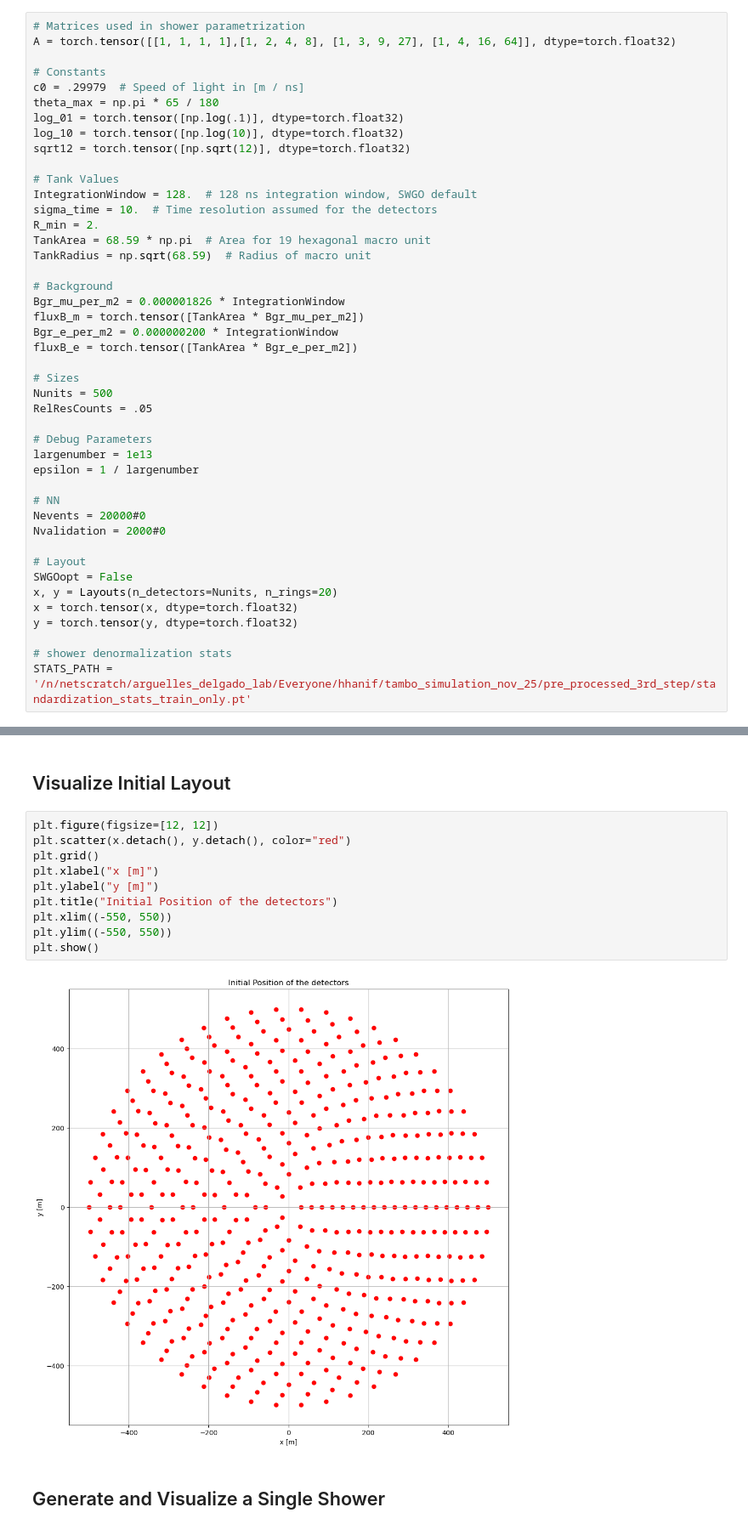
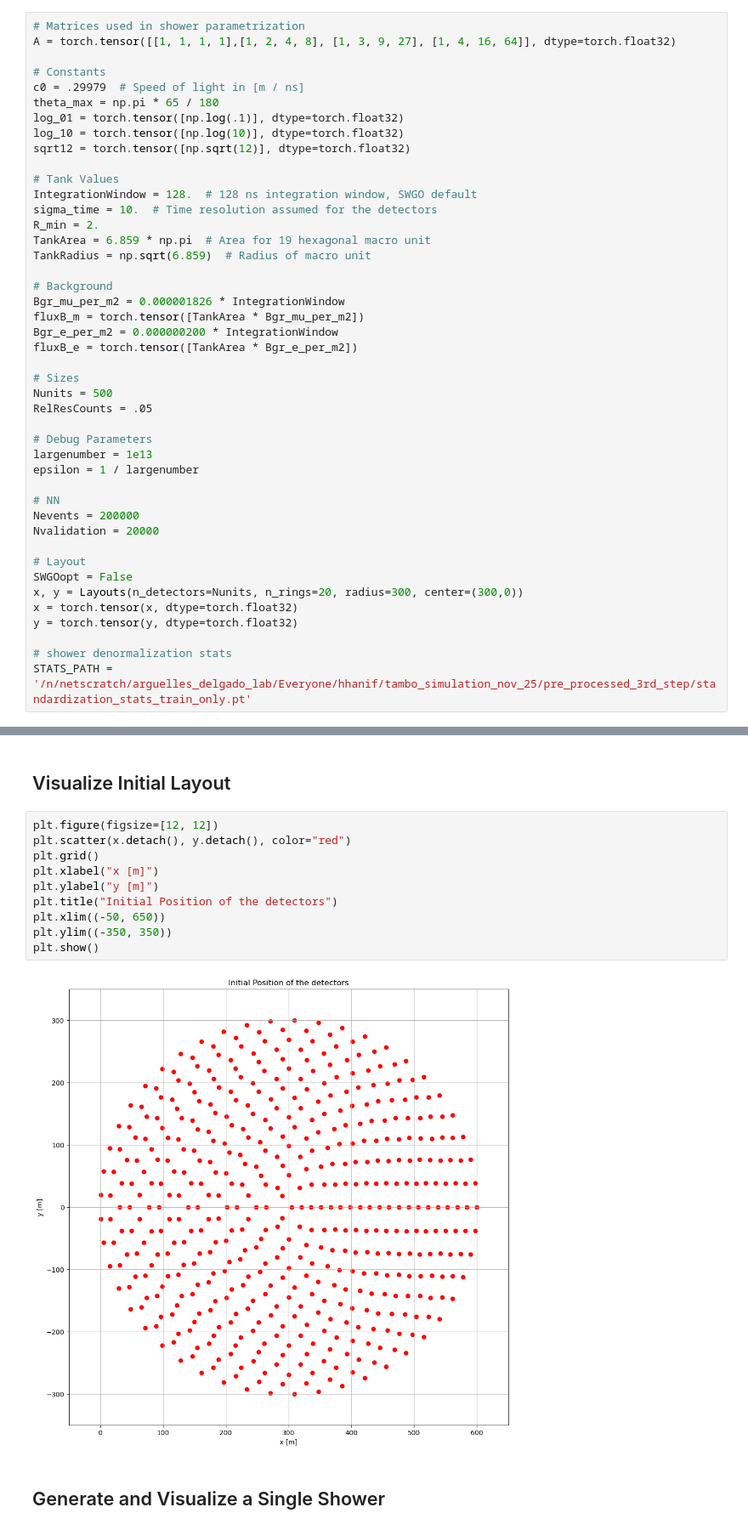
Before and after one commit to JayAgarwal25/TamboOpt-J, a Jupyter notebook: detector_optimization_v2/SWGOLO7_optimization.ipynb, the cells around one changed output, grey strips where cells are left out. Shown at 85% size. Drawn from its saved outputs; the diff is of its cells as text.

Commit message:
offset array, reduce detector size

```diff
--- a/detector_optimization_v2/SWGOLO7_optimization.ipynb
+++ b/detector_optimization_v2/SWGOLO7_optimization.ipynb
@@ -54,8 +54,8 @@ sqrt12 = torch.tensor([np.sqrt(12)], dtype=torch.float32)
 IntegrationWindow = 128.  # 128 ns integration window, SWGO default
 sigma_time = 10.  # Time resolution assumed for the detectors
 R_min = 2.
-TankArea = 68.59 * np.pi  # Area for 19 hexagonal macro unit
-TankRadius = np.sqrt(68.59)  # Radius of macro unit
+TankArea = 6.859 * np.pi  # Area for 19 hexagonal macro unit
+TankRadius = np.sqrt(6.859)  # Radius of macro unit
 
 # Background
 Bgr_mu_per_m2 = 0.000001826 * IntegrationWindow
@@ -72,12 +72,12 @@ largenumber = 1e13
 epsilon = 1 / largenumber
 
 # NN
-Nevents = 20000#0
-Nvalidation = 2000#0
+Nevents = 200000
+Nvalidation = 20000
 
 # Layout
 SWGOopt = False
-x, y = Layouts(n_detectors=Nunits, n_rings=20)
+x, y = Layouts(n_detectors=Nunits, n_rings=20, radius=300, center=(300,0))
 x = torch.tensor(x, dtype=torch.float32)
 y = torch.tensor(y, dtype=torch.float32)
 
@@ -149,15 +149,15 @@ def generate_showers(x, y, log=False, number_of_showers=1):
 # %%
 plt.figure(figsize=[12, 12])
 plt.scatter(x.detach(), y.detach(), color="red")
 plt.grid()
 plt.xlabel("x [m]")
 plt.ylabel("y [m]")
 plt.title("Initial Position of the detectors")
-plt.xlim((-550, 550))
-plt.ylim((-550, 550))
+plt.xlim((-50, 650))
+plt.ylim((-350, 350))
 plt.show()
 # %% [output]
-[figure, old version]
+[figure, new version]
 # %% [markdown]
 ## Generate and Visualize a Single Shower
 # %%
```
Also changed, not shown: parts of 11 cells of this notebook.
